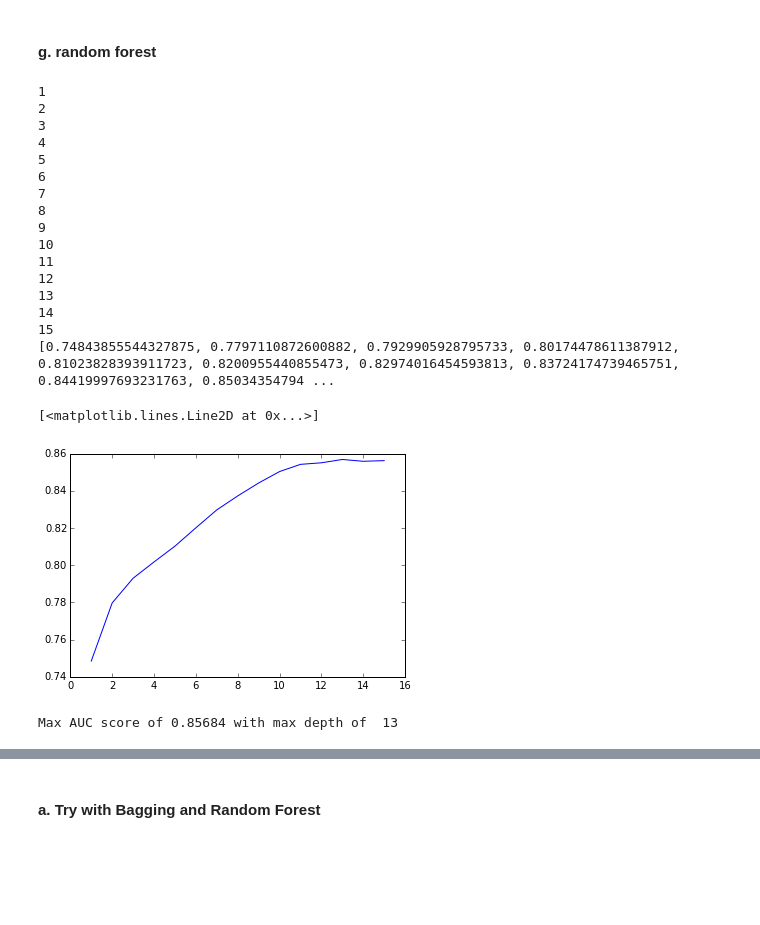
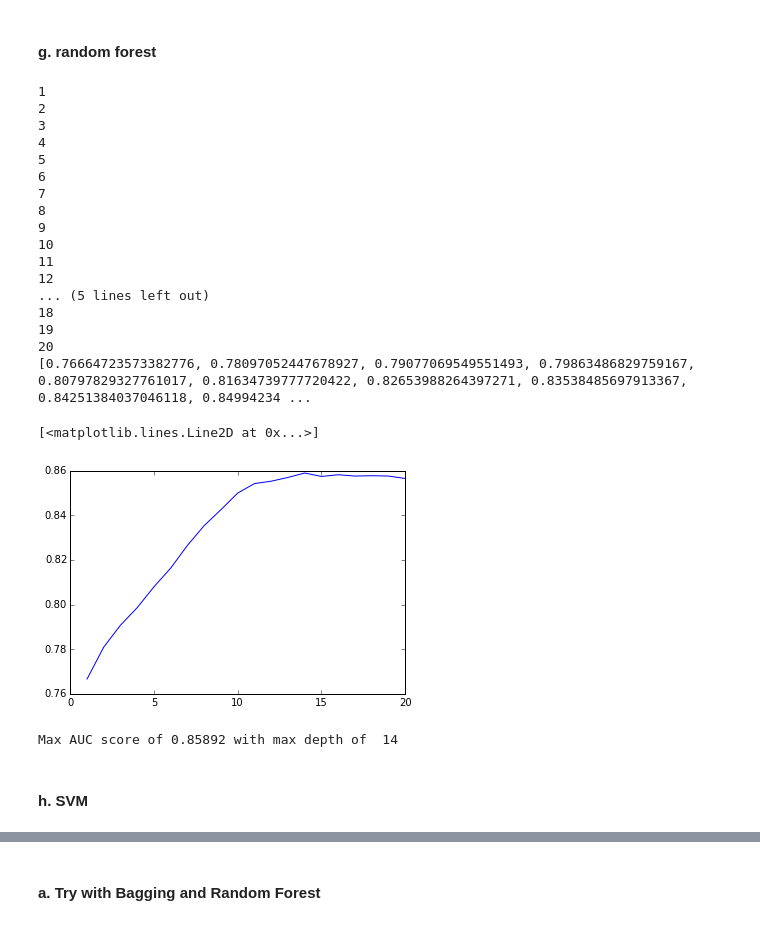
Before and after one commit to MinHyung-Kang/ColoradoEducation, a Jupyter notebook: Binary_Grade_Prediction.ipynb, the cells around one changed output, grey strips where cells are left out. Saved outputs shown, nothing was run; the diff lists cells and outputs as text; code cells hidden in the pictures; blank space fills up the shorter version.

```diff
--- a/Binary_Grade_Prediction.ipynb
+++ b/Binary_Grade_Prediction.ipynb
@@ -194,10 +251,10 @@ knn_val = []
 
 knnset = [3,4,7]
 knn_features = features[:,knnset]
-
+#knn_features = features
 
 #k-nn
-kf = KFold(len(knn_features_train), n_folds=10)
+kf = KFold(len(knn_features), n_folds=10)
 
 for i in X :
     auc=0
@@ -374,8 +434,7 @@ bag_X = range(1,n+1)
 for i in bag_X:
     print i
     bagging_dt=ensemble.BaggingClassifier (
-    base_estimator=tree.DecisionTreeClassifier(random_state=0,max_depth=i ,min_samples_leaf=5),
-    n_estimators=60)
+    base_estimator=tree.DecisionTreeClassifier(random_state=0,max_depth=i ,min_samples_leaf=3),  n_estimators=33)
     bagging_dt.fit(bag_features_train,bag_target_train)
     probabilities_bg_dt = bagging_dt.predict_proba(bag_features_test)
     bagging_tree.append(metrics.roc_auc_score(bag_target_test,probabilities_bg_dt[:,1],sample_weight=None))
@@ -435,49 +496,52 @@ AUC score of 0.78304
 from sklearn.ensemble import RandomForestClassifier
 from sklearn.tree import DecisionTreeClassifier
 
-n=15
+n=20
 rf_X=range(1,n+1)
 
 #rfset = [3,4,7]
 #rf_features = features[:,rfset]
 rf_features = features
 
 rf_values=[]
 
 for k in rf_X:
     print k
-    rf = RandomForestClassifier(n_estimators=100,max_features=5,max_depth=k)
+    rf = RandomForestClassifier(n_estimators=94,max_features=2,max_depth=k)
     cv_auc=cross_validation.cross_val_score(rf, rf_features, target, scoring='roc_auc', cv=10)
     auc=0
     for i in range(len(cv_auc)):
         auc = auc + cv_auc[i]
     auc = auc / 10
     rf_values.append(auc)
 
 print rf_values
 plt.plot(rf_X,rf_values)
 # %% [output]
 1
 2
 3
 4
 5
 6
 7
 8
 9
 10
 11
 12
-13
-14
-15
-[0.74843855544327875, 0.7797110872600882, 0.7929905928795733, 0.80174478611387912, 0.81023828393911723, 0.8200955440855473, 0.82974016454593813, 0.83724174739465751, 0.84419997693231763, 0.85034354794 ...
+... (5 lines left out)
+18
+19
+20
+[0.76664723573382776, 0.78097052447678927, 0.79077069549551493, 0.79863486829759167, 0.80797829327761017, 0.81634739777720422, 0.82653988264397271, 0.83538485697913367, 0.84251384037046118, 0.84994234 ...
 [<matplotlib.lines.Line2D at 0x...>]
-[figure, old version]
+[figure, new version]
 # %%
 rf_max = max(rf_values)
 rf_maxIndex = rf_values.index(rf_max)
 print 'Max AUC score of %1.5f with max depth of  %d' %(float(rf_max), rf_X[rf_maxIndex])
 # %% [output]
-Max AUC score of 0.85684 with max depth of  13
+Max AUC score of 0.85892 with max depth of  14
+# %% [markdown]
+#### h. SVM
```
Also changed, not shown: parts of 20 cells of this notebook.
